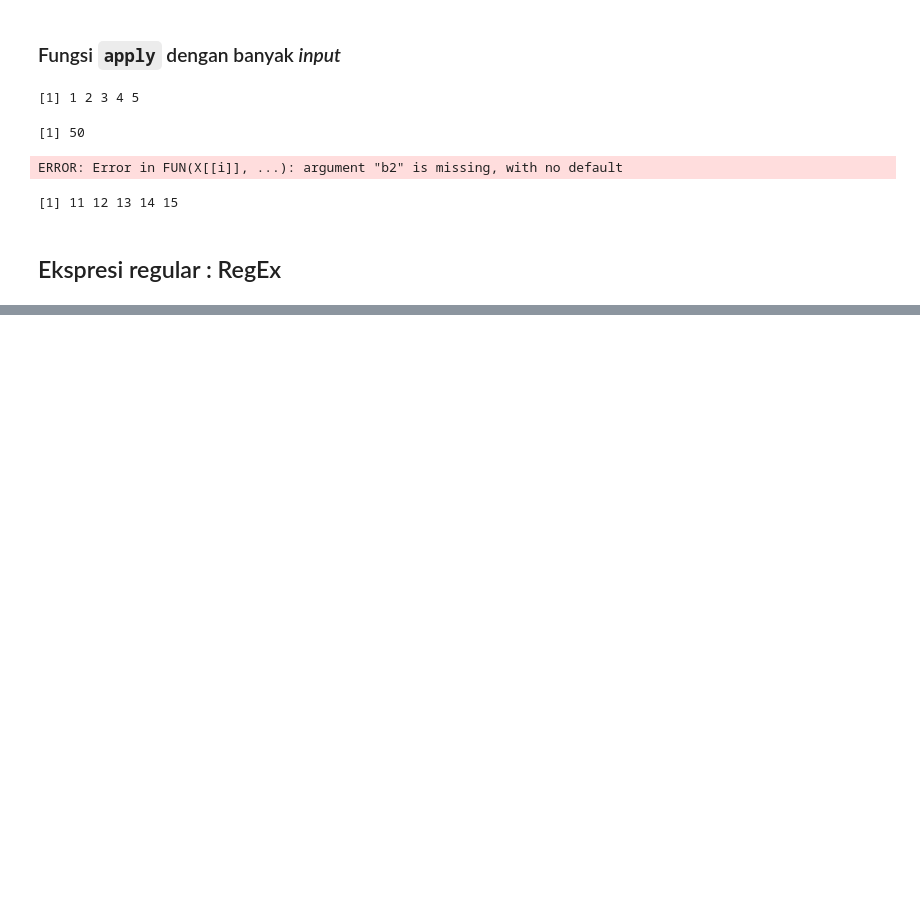
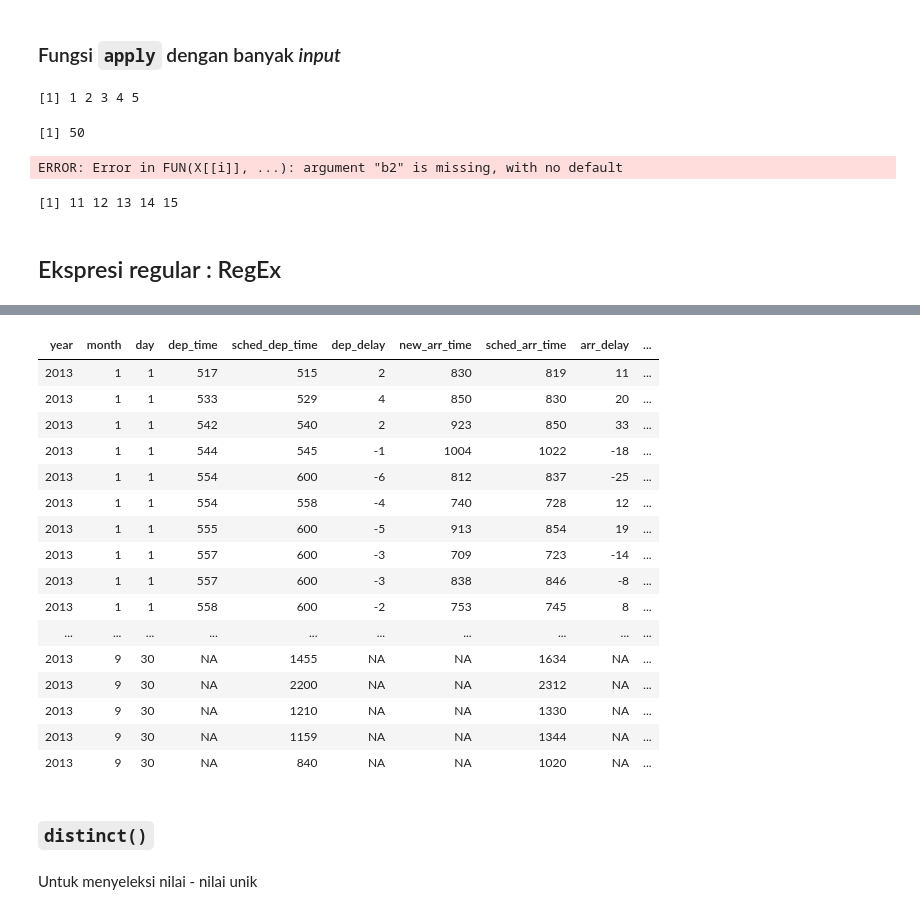
Before and after one commit to sandyherho/tutorEksploR, a Jupyter notebook: Tutorial Statistika Dasar Menggunakan R.ipynb, the cells around one changed output, grey strips where cells are left out. Cells and saved outputs as stored; diff of their text form; code cells hidden in the pictures; blank space fills up the shorter version.

```diff
--- a/Tutorial Statistika Dasar Menggunakan R.ipynb
+++ b/Tutorial Statistika Dasar Menggunakan R.ipynb
@@ -2249,0 +2859,24 @@ txt <- ""
+# %%
+rename(flights,new_arr_time = arr_time) # mengubah nama kolom
+# %% [output]
+| year | month | day | dep_time | sched_dep_time | dep_delay | new_arr_time | sched_arr_time | arr_delay | ... |
+| 2013 | 1 | 1 | 517 | 515 | 2 | 830 | 819 | 11 | ... |
+| 2013 | 1 | 1 | 533 | 529 | 4 | 850 | 830 | 20 | ... |
+| 2013 | 1 | 1 | 542 | 540 | 2 | 923 | 850 | 33 | ... |
+| 2013 | 1 | 1 | 544 | 545 | -1 | 1004 | 1022 | -18 | ... |
+| 2013 | 1 | 1 | 554 | 600 | -6 | 812 | 837 | -25 | ... |
+| 2013 | 1 | 1 | 554 | 558 | -4 | 740 | 728 | 12 | ... |
+| 2013 | 1 | 1 | 555 | 600 | -5 | 913 | 854 | 19 | ... |
+| 2013 | 1 | 1 | 557 | 600 | -3 | 709 | 723 | -14 | ... |
+| 2013 | 1 | 1 | 557 | 600 | -3 | 838 | 846 | -8 | ... |
+| 2013 | 1 | 1 | 558 | 600 | -2 | 753 | 745 | 8 | ... |
+| ... | ... | ... | ... | ... | ... | ... | ... | ... | ... |
+| 2013 | 9 | 30 | NA | 1455 | NA | NA | 1634 | NA | ... |
+| 2013 | 9 | 30 | NA | 2200 | NA | NA | 2312 | NA | ... |
+| 2013 | 9 | 30 | NA | 1210 | NA | NA | 1330 | NA | ... |
+| 2013 | 9 | 30 | NA | 1159 | NA | NA | 1344 | NA | ... |
+| 2013 | 9 | 30 | NA | 840 | NA | NA | 1020 | NA | ... |
+# %% [markdown]
+### `distinct()`
+# %% [markdown]
+Untuk menyeleksi nilai - nilai unik
```
Also changed, not shown: parts of 172 cells of this notebook, 5 other files.
